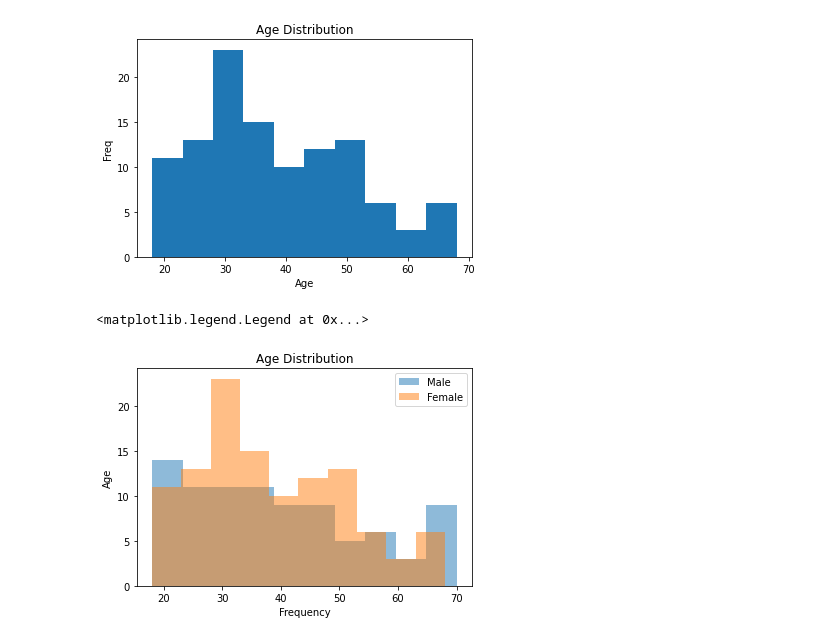
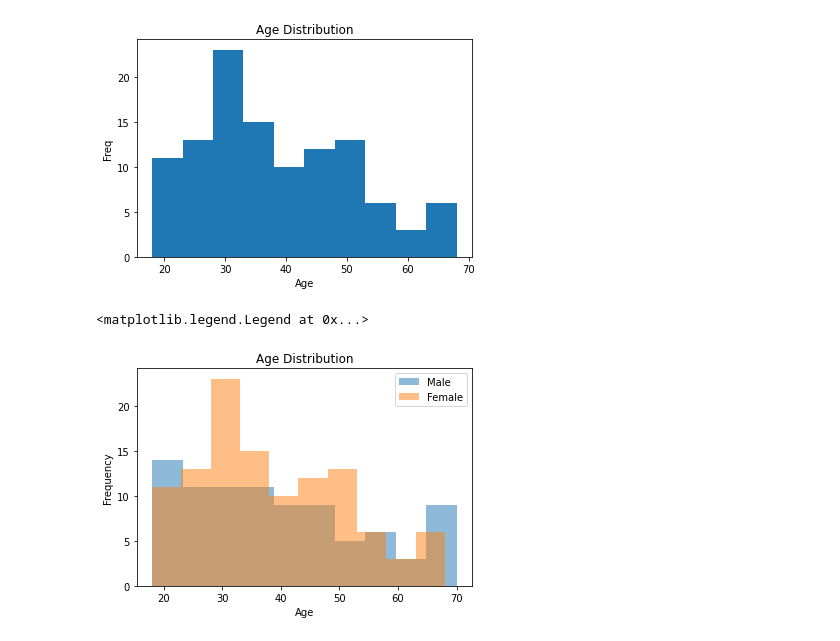
Before and after one commit to cornel-kim/samples, a Jupyter notebook: lesson1.ipynb, the cells around one changed output. Drawn from its saved outputs; the diff is of its cells as text; code cells hidden in the pictures.

```diff
--- a/lesson1.ipynb
+++ b/lesson1.ipynb
@@ -172,11 +168,11 @@ Text(0, 0.5, 'Freq')
 # %%
 #histogram to check Age by gender
 plt.hist("Age", data=customer[customer['Gender']=='Male'], alpha=0.5, label='Male')
 plt.hist("Age", data=customer[customer['Gender']=='Female'], alpha=0.5, label='Female')
 plt.title("Age Distribution")
-plt.xlabel("Frequency")
-plt.ylabel("Age")
+plt.xlabel("Age")
+plt.ylabel("Frequency")
 plt.legend()
 # %% [output]
 <matplotlib.legend.Legend at 0x...>
-[figure, old version]
+[figure, new version]
```
Also changed, not shown: parts of 2 cells of this notebook.
